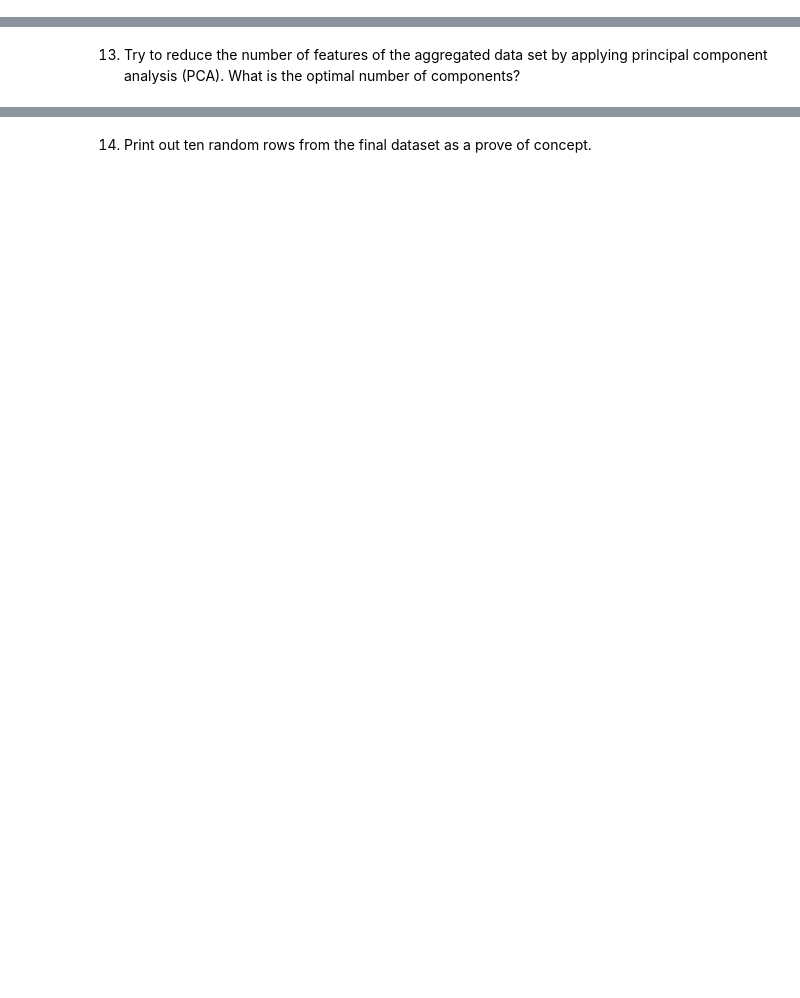
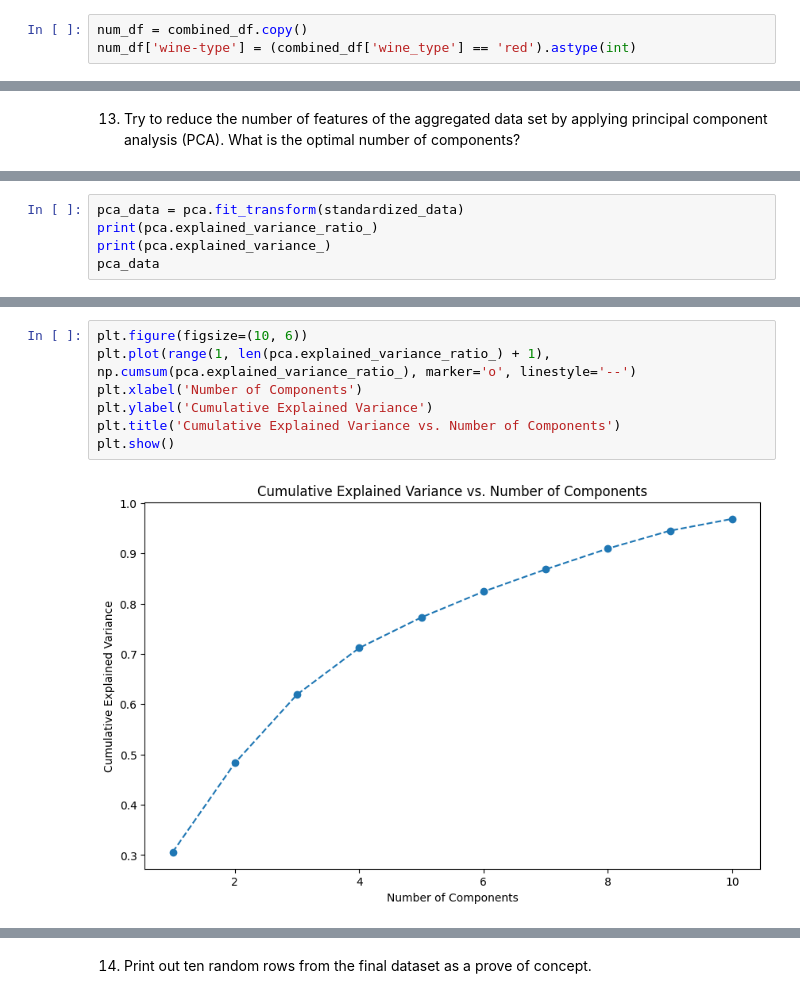
Before and after one commit to Peter537/Dat4-BI-MP2, a Jupyter notebook: winequality.ipynb, the cells around one changed output, grey strips where cells are left out. Saved outputs shown, nothing was run; the diff lists cells and outputs as text; blank space fills up the shorter version.

```diff
--- a/winequality.ipynb
+++ b/winequality.ipynb
@@ -348,2 +366,5 @@ Name: 4380, dtype: object
 # %% [markdown]
 12. Transform the categorical data into numeric.
+# %%
+num_df = combined_df.copy()
+num_df['wine-type'] = (combined_df['wine_type'] == 'red').astype(int)
@@ -352,0 +430,5 @@ component analysis (PCA). What is the optimal number of components?
+# %%
+pca_data = pca.fit_transform(standardized_data)
+print(pca.explained_variance_ratio_)
+print(pca.explained_variance_)
+pca_data
@@ -352,0 +453,9 @@ component analysis (PCA). What is the optimal number of components?
+# %%
+plt.figure(figsize=(10, 6))
+plt.plot(range(1, len(pca.explained_variance_ratio_) + 1), np.cumsum(pca.explained_variance_ratio_), marker='o', linestyle='--')
+plt.xlabel('Number of Components')
+plt.ylabel('Cumulative Explained Variance')
+plt.title('Cumulative Explained Variance vs. Number of Components')
+plt.show()
+# %% [output]
+[figure, added]
```
Also changed, not shown: parts of 14 cells of this notebook.
